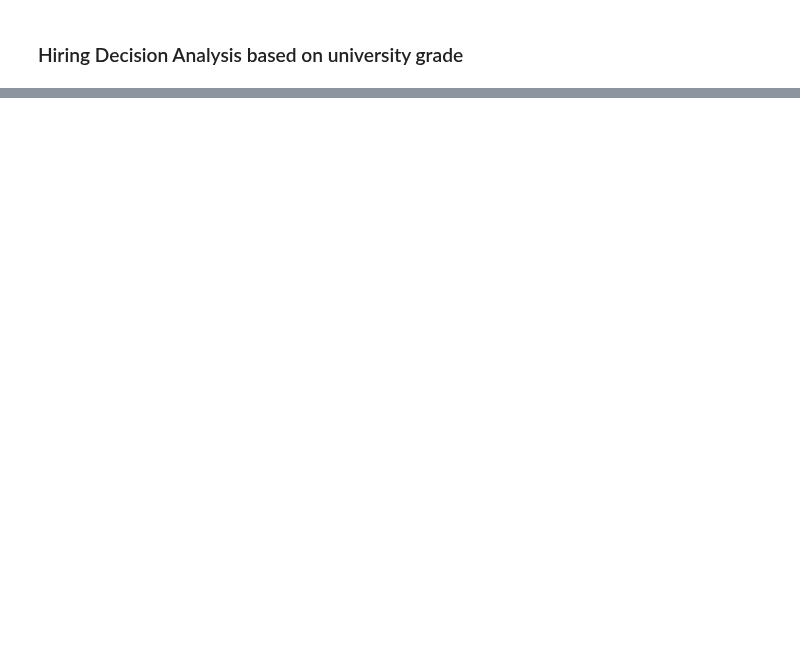
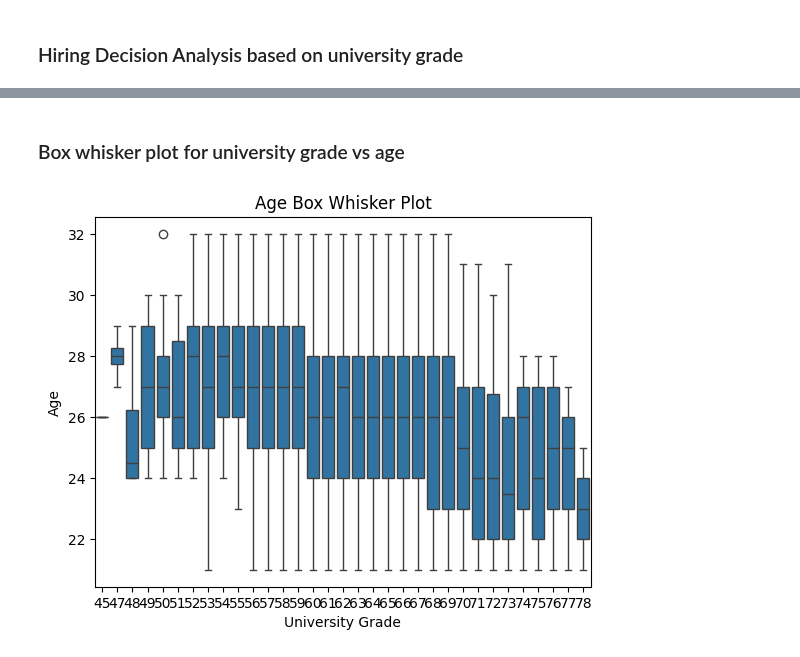
Before and after one commit to sreehariprathap/Data-Analysis--Maths---Algorithms, a Jupyter notebook: Week-2/Group4Assignment.ipynb, the cells around one changed output, grey strips where cells are left out. Cells and saved outputs as stored; diff of their text form; code cells hidden in the pictures; blank space fills up the shorter version.

```diff
--- a/Week-2/Group4Assignment.ipynb
+++ b/Week-2/Group4Assignment.ipynb
@@ -59,10 +71,0 @@ The name of the companies are not revealed and the companies are masked under na
-# %%
-df_a = df[df['company'] == 'A']
-df_b = df[df['company'] == 'B']
-df_c = df[df['company'] == 'C']
-df_d = df[df['company'] == 'D']
-
-print('Datapoints for company A', len(df_a))
-print('Datapoints for company B', len(df_b))
-print('Datapoints for company C', len(df_b))
-print('Datapoints for company D', len(df_d))
@@ -102,0 +219,4 @@ plotPieChart(decision_d, 'Hiring decisions - D', '')
+# %%
+# Reading the data
+file = "recruitment_dataset.csv"
+analysis = RecruitmentAnalysis(file)
@@ -283,0 +335,7 @@ plot_venn_diagram(df_a, df_b, 'Age Venn Diagram')
+# %% [markdown]
+### Box whisker plot for university grade vs age
+# %%
+# Box-Whisker plot
+analysis.plot_box_whisker('ind-university_grade', 'age', 'Age Box Whisker Plot', 'University Grade', 'Age')
+# %% [output]
+[figure, added]
```
Also changed, not shown: parts of 35 cells of this notebook, 1 other file.
